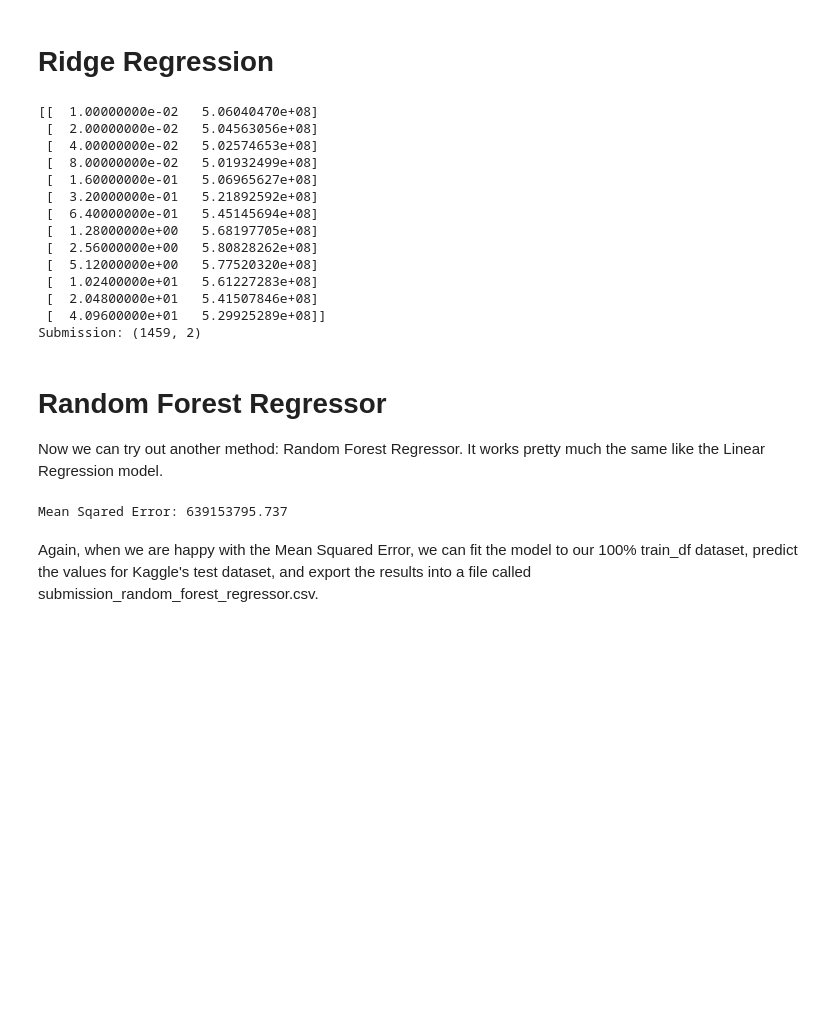
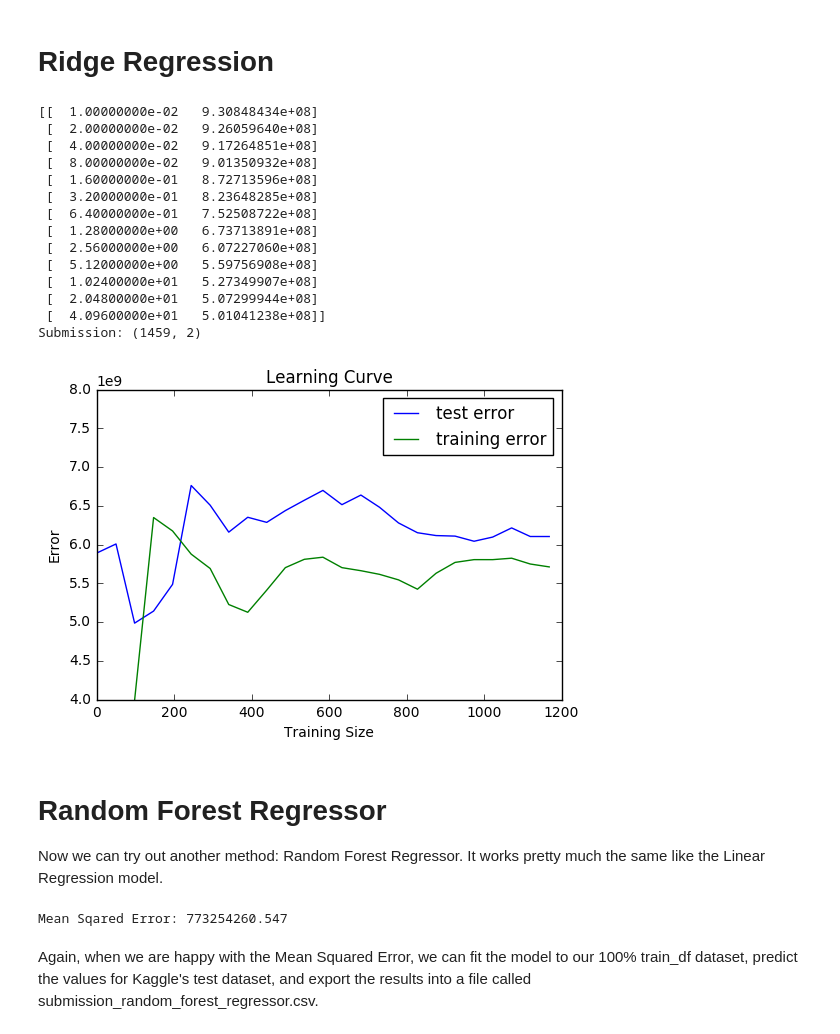
Before and after one commit to nicolasschabram/VSE, a Jupyter notebook: playground/Nicolas/Nicolas.ipynb, the cells around one changed output. Drawn from its saved outputs; the diff is of its cells as text; code cells hidden in the pictures; blank space fills up the shorter version.

```diff
--- a/playground/Nicolas/Nicolas.ipynb
+++ b/playground/Nicolas/Nicolas.ipynb
@@ -236,12 +282,12 @@ Mean Sqared Error: 507650749.339
 Happy with the mean squared error (the lower the better)? If yes, we can improve our model by using the entire 100% of our train_df.
 # %%
 linear_regression_model = LinearRegression() #(normalize=True)?
-linear_regression_model.fit(train_df[features], train_df[TARGET_VAR[0]])
+linear_regression_model.fit(train[features], train[TARGET_VAR[0]])
 # %% [output]
 LinearRegression(copy_X=True, fit_intercept=True, n_jobs=1, normalize=False)
 # %% [markdown]
 Now we can use this improved model to predict the housing prices of our test data.
 # %%
-predictions = linear_regression_model.predict(test_df[features])
+predictions = linear_regression_model.predict(test_kaggle[features])
 predictions.shape
 # %% [output]
@@ -280,59 +326,78 @@ Submission: (1459, 2)
 # %% [markdown]
 # Ridge Regression
 # %%
-alphas = [0.01, 0.02, 0.04, 0.08, 0.16, 0.32, 0.64, 1.28, 2.56, 5.12, 10.24, 20.48, 40.96]
+alphas = [0.01, 0.02, 0.04, 0.08, 0.16, 0.32, 0.64, 1.28, 2.56, 5.12, 10.24,
+          20.48, 40.96]
 
 mean_squared_errors = np.zeros((len(alphas), 2))
 
 for i, alph in enumerate(alphas):
-    ridge_regression_model = Ridge(alpha = alph)
-    ridge_regression_model.fit(train[features], train[TARGET_VAR[0]])
+    ridge_regression_model = Ridge(alpha=alph)
+    ridge_regression_model.fit(train_frac[features],
+                               train_frac[TARGET_VAR[0]])
     predictions = ridge_regression_model.predict(validation[features])
 
-    mean_squared_errors[i] = [alph, mean_squared_error(predictions, validation[TARGET_VAR[0]])]
+    mean_squared_errors[i] = [alph,
+                              mean_squared_error(predictions,
+                                                 validation[TARGET_VAR[0]])]
 
 print mean_squared_errors
 
-ridge_regression_model = Ridge(alpha = 0.08)
-ridge_regression_model.fit(train_df[features], train_df[TARGET_VAR[0]])
-predictions = ridge_regression_model.predict(test_df[features])
+ridge_regression_model = Ridge(alpha=0.08)
+ridge_regression_model.fit(train[features], train[TARGET_VAR[0]])
+predictions = ridge_regression_model.predict(test_kaggle[features])
 
 export_csv(predictions, 'ridge_regression')
 # %% [output]
-[[  1.00000000e-02   5.06040470e+08]
- [  2.00000000e-02   5.04563056e+08]
- [  4.00000000e-02   5.02574653e+08]
- [  8.00000000e-02   5.01932499e+08]
- [  1.60000000e-01   5.06965627e+08]
- [  3.20000000e-01   5.21892592e+08]
- [  6.40000000e-01   5.45145694e+08]
- [  1.28000000e+00   5.68197705e+08]
- [  2.56000000e+00   5.80828262e+08]
- [  5.12000000e+00   5.77520320e+08]
- [  1.02400000e+01   5.61227283e+08]
- [  2.04800000e+01   5.41507846e+08]
- [  4.09600000e+01   5.29925289e+08]]
+[[  1.00000000e-02   9.30848434e+08]
+ [  2.00000000e-02   9.26059640e+08]
+ [  4.00000000e-02   9.17264851e+08]
+ [  8.00000000e-02   9.01350932e+08]
+ [  1.60000000e-01   8.72713596e+08]
+ [  3.20000000e-01   8.23648285e+08]
+ [  6.40000000e-01   7.52508722e+08]
+ [  1.28000000e+00   6.73713891e+08]
+ [  2.56000000e+00   6.07227060e+08]
+ [  5.12000000e+00   5.59756908e+08]
+ [  1.02400000e+01   5.27349907e+08]
+ [  2.04800000e+01   5.07299944e+08]
+ [  4.09600000e+01   5.01041238e+08]]
 Submission: (1459, 2)
+# %%
+learning_curve(train_frac[features],
+               train_frac[TARGET_VAR[0]],
+               validation[features],
+               validation[TARGET_VAR[0]],
+               Ridge(alpha=alph),
+               [4000000000, 8000000000])
+# %% [output]
+[figure, added]
 # %% [markdown]
 # Random Forest Regressor
 Now we can try out another method: Random Forest Regressor. It works pretty much the same like the Linear Regression model.
 # %%
 # Initialize the model.
-# Note: The parameters given here are not really optimized yet. Apparantly, n_estimator
-#       is the one we should pay the most attention to. For details see:
+# Note: The parameters given here are not really optimized yet. Apparantly,
+#       n_estimator is the one we should pay the most attention to. For
+#       details see:
 #       http://scikit-learn.org/stable/modules/ensemble.html#parameters
-random_forest_model = RandomForestRegressor(n_estimators=100, min_samples_leaf=10, random_state=1)
+random_forest_model = RandomForestRegressor(n_estimators=100,
+                                            min_samples_leaf=10,
+                                            random_state=1,
+                                            max_features=len(features))
 
 # Fit the model to the 80% train data.
-random_forest_model.fit(train[features], train[TARGET_VAR[0]])
+random_forest_model.fit(train_frac.drop(TARGET_VAR, axis=1),
+                        train_frac[TARGET_VAR[0]])
 
 # Make predictions for our validation set.
 predictions = random_forest_model.predict(validation[features])
 
 # Compute the error.
-print 'Mean Sqared Error:', mean_squared_error(predictions, validation[TARGET_VAR[0]])
+print 'Mean Sqared Error:', mean_squared_error(predictions,
+                                               validation[TARGET_VAR[0]])
 # %% [output]
-Mean Sqared Error: 639153795.737
+Mean Sqared Error: 773254260.547
 # %% [markdown]
 Again, when we are happy with the Mean Squared Error, we can fit the model to our 100% train_df dataset, predict the values for Kaggle's test dataset, and export the results into a file called submission_random_forest_regressor.csv.
 # %%
```
Also changed, not shown: parts of 22 cells of this notebook.
